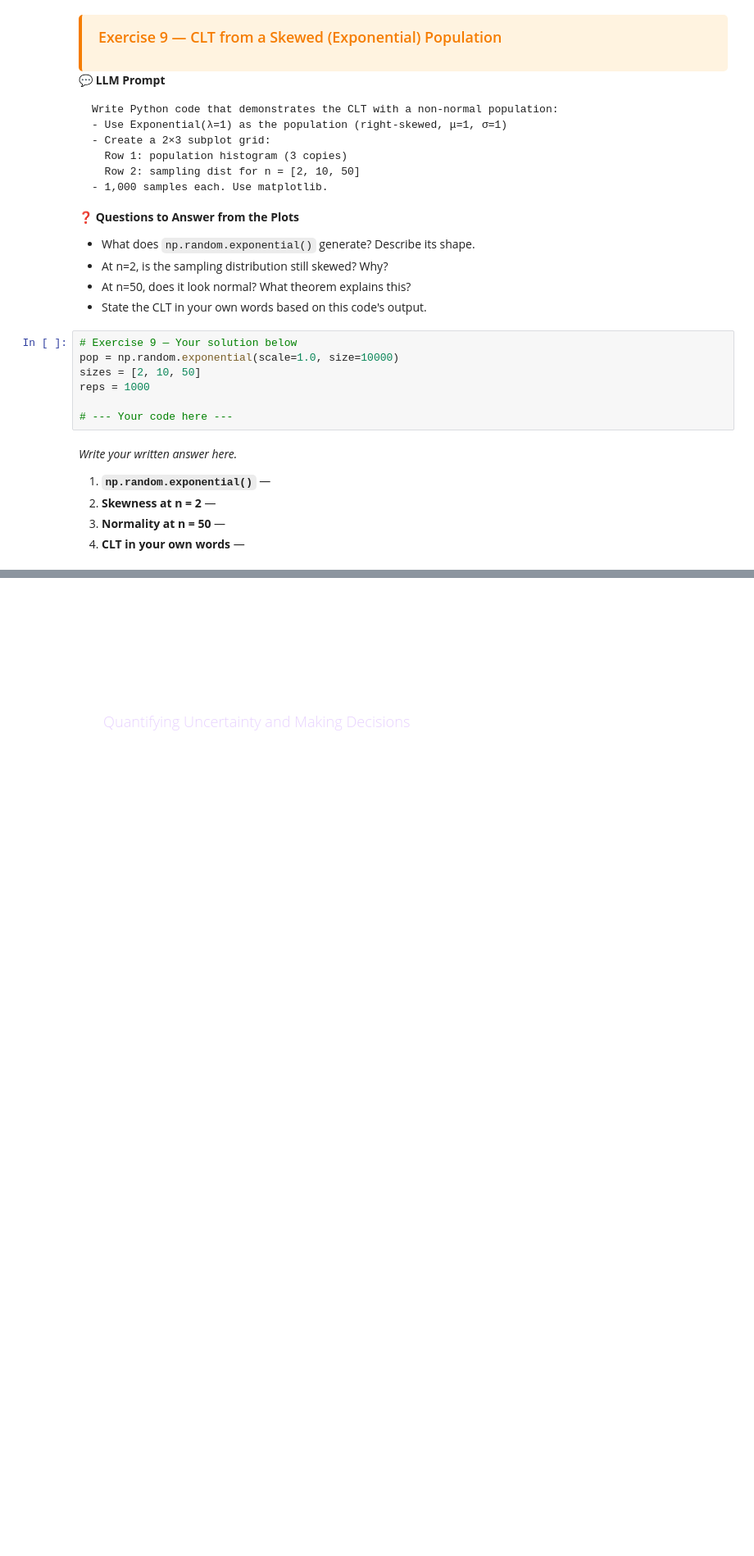
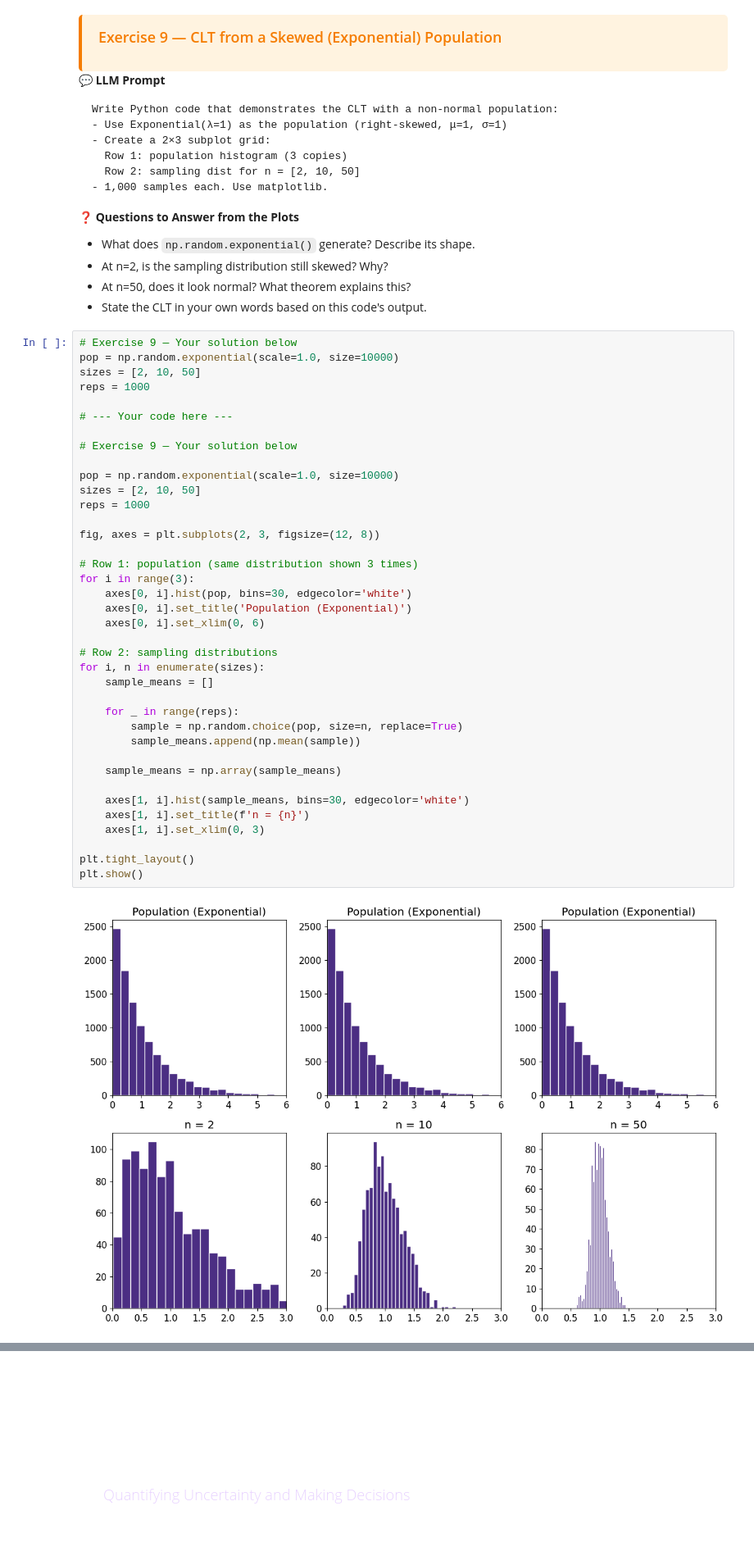
Before and after one commit to ManishSharma2026/BDATA200, a Jupyter notebook: Copy_of_04_data_analysis_statistics.ipynb, the cells around one changed output, grey strips where cells are left out. Shown at 82% size. Drawn from its saved outputs; the diff is of its cells as text; blank space fills up the shorter version.

```diff
--- a/Copy_of_04_data_analysis_statistics.ipynb
+++ b/Copy_of_04_data_analysis_statistics.ipynb
@@ -961,17 +1057,43 @@ Write Python code that demonstrates the CLT with a non-normal population:
 - At n=2, is the sampling distribution still skewed? Why?
 - At n=50, does it look normal? What theorem explains this?
 - State the CLT in your own words based on this code's output.
-# %%
-# Exercise 9 — Your solution below
-pop = np.random.exponential(scale=1.0, size=10000)
-sizes = [2, 10, 50]
-reps = 1000
-
-# --- Your code here ---
-# %% [markdown]
-*Write your written answer here.*
-
-1. **`np.random.exponential()`** —
-2. **Skewness at n = 2** —
-3. **Normality at n = 50** —
-4. **CLT in your own words** —
+# %%
+# Exercise 9 — Your solution below
+pop = np.random.exponential(scale=1.0, size=10000)
+sizes = [2, 10, 50]
+reps = 1000
+
+# --- Your code here ---
+
+# Exercise 9 — Your solution below
+
+pop = np.random.exponential(scale=1.0, size=10000)
+sizes = [2, 10, 50]
+reps = 1000
+
+fig, axes = plt.subplots(2, 3, figsize=(12, 8))
+
+# Row 1: population (same distribution shown 3 times)
+for i in range(3):
+    axes[0, i].hist(pop, bins=30, edgecolor='white')
+    axes[0, i].set_title('Population (Exponential)')
+    axes[0, i].set_xlim(0, 6)
+
+# Row 2: sampling distributions
+for i, n in enumerate(sizes):
+    sample_means = []
+
+    for _ in range(reps):
+        sample = np.random.choice(pop, size=n, replace=True)
+        sample_means.append(np.mean(sample))
+
+    sample_means = np.array(sample_means)
+
+    axes[1, i].hist(sample_means, bins=30, edgecolor='white')
+    axes[1, i].set_title(f'n = {n}')
+    axes[1, i].set_xlim(0, 3)
+
+plt.tight_layout()
+plt.show()
+# %% [output]
+[figure, added]
```
Also changed, not shown: parts of 33 cells of this notebook.
